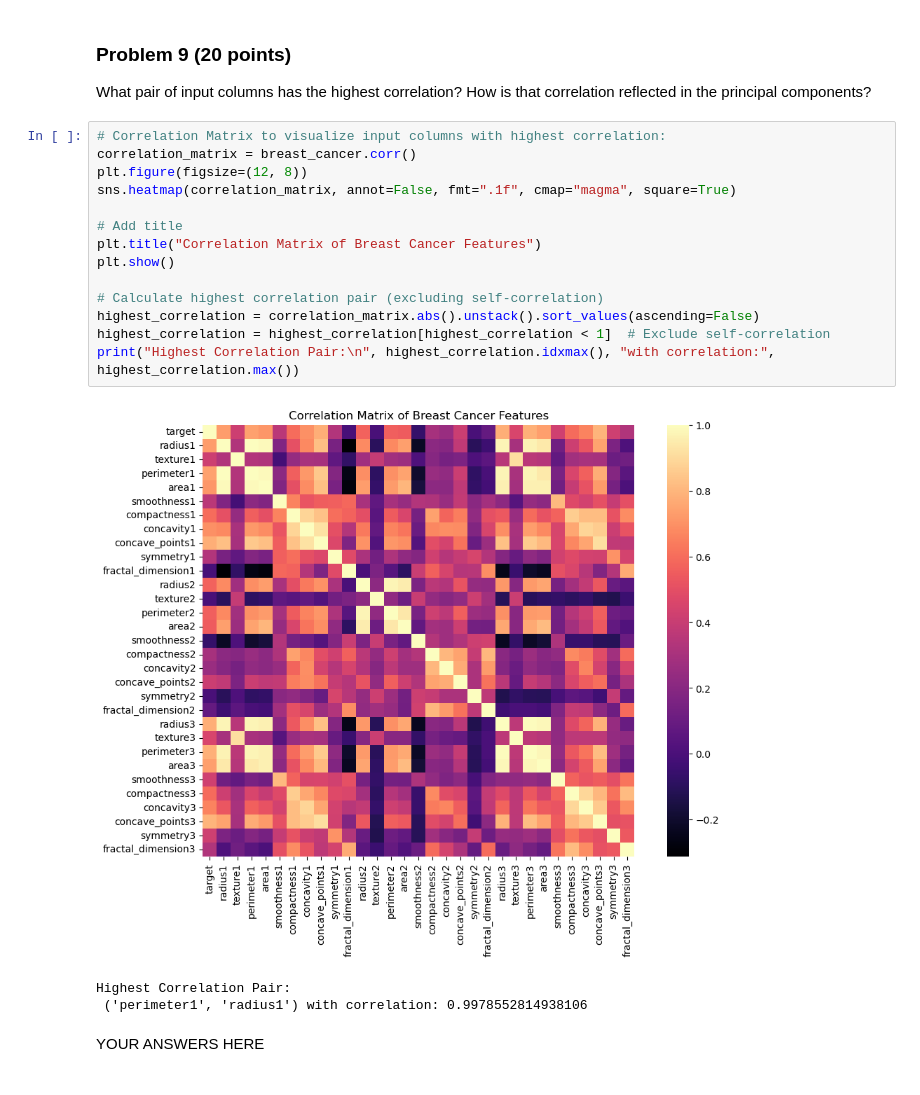
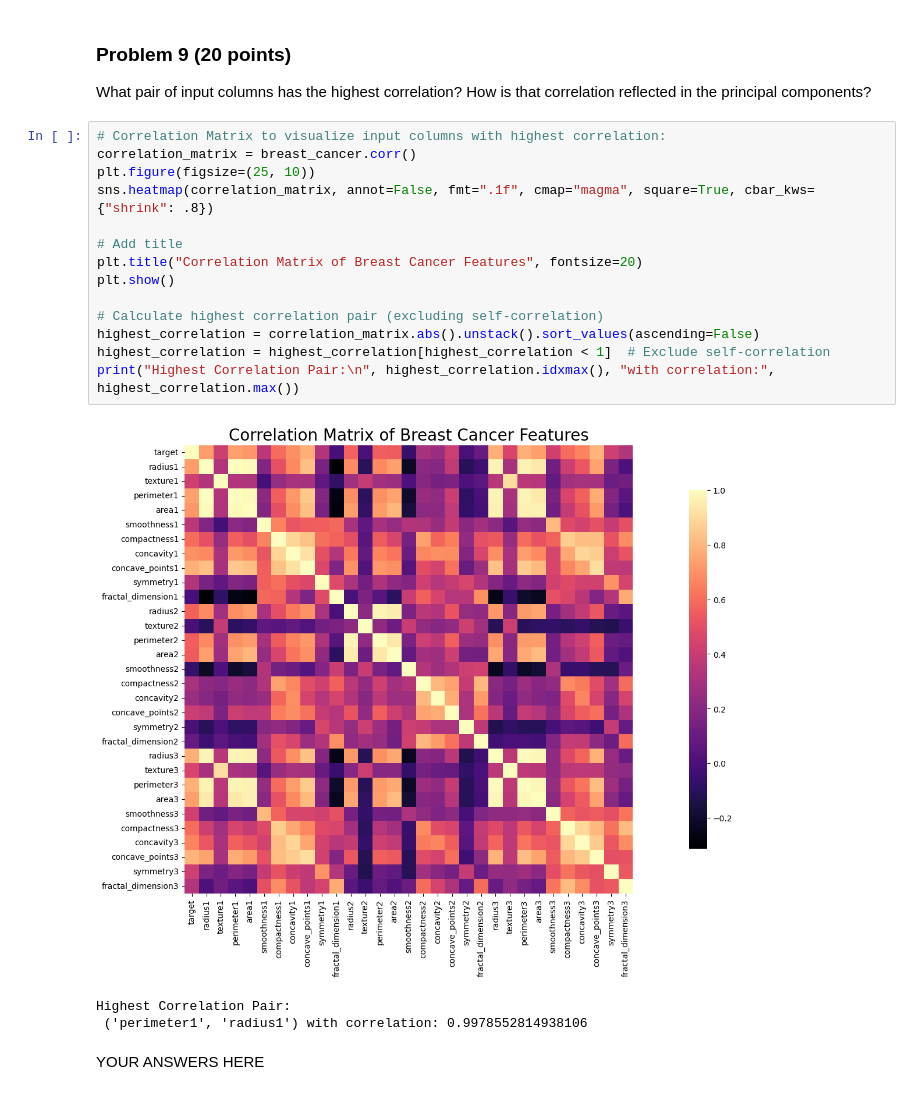
Before and after one commit to veniola/dx601-final-project, a Jupyter notebook: project.ipynb, the cells around one changed output. Saved outputs shown, nothing was run; the diff lists cells and outputs as text.

```diff
--- a/project.ipynb
+++ b/project.ipynb
@@ -559,19 +670,19 @@ How is that correlation reflected in the principal components?
 # %%
 # Correlation Matrix to visualize input columns with highest correlation:
 correlation_matrix = breast_cancer.corr()
-plt.figure(figsize=(12, 8))
-sns.heatmap(correlation_matrix, annot=False, fmt=".1f", cmap="magma", square=True)
+plt.figure(figsize=(25, 10))
+sns.heatmap(correlation_matrix, annot=False, fmt=".1f", cmap="magma", square=True, cbar_kws={"shrink": .8})
 
 # Add title
-plt.title("Correlation Matrix of Breast Cancer Features")
+plt.title("Correlation Matrix of Breast Cancer Features", fontsize=20)
 plt.show()
 
 # Calculate highest correlation pair (excluding self-correlation)
 highest_correlation = correlation_matrix.abs().unstack().sort_values(ascending=False)
 highest_correlation = highest_correlation[highest_correlation < 1]  # Exclude self-correlation
 print("Highest Correlation Pair:\n", highest_correlation.idxmax(), "with correlation:", highest_correlation.max())
 # %% [output]
-[figure, old version]
+[figure, new version]
 Highest Correlation Pair:
  ('perimeter1', 'radius1') with correlation: 0.9978552814938106
 # %% [markdown]
```
Also changed, not shown: parts of 5 cells of this notebook.
